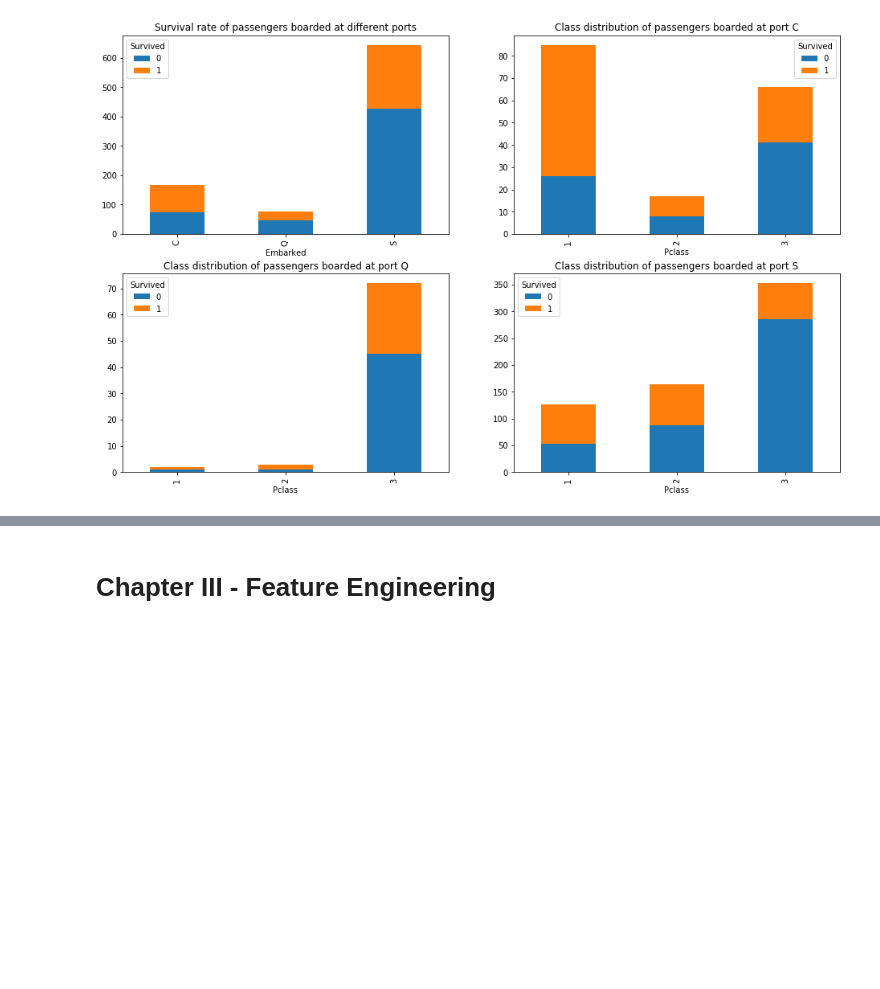
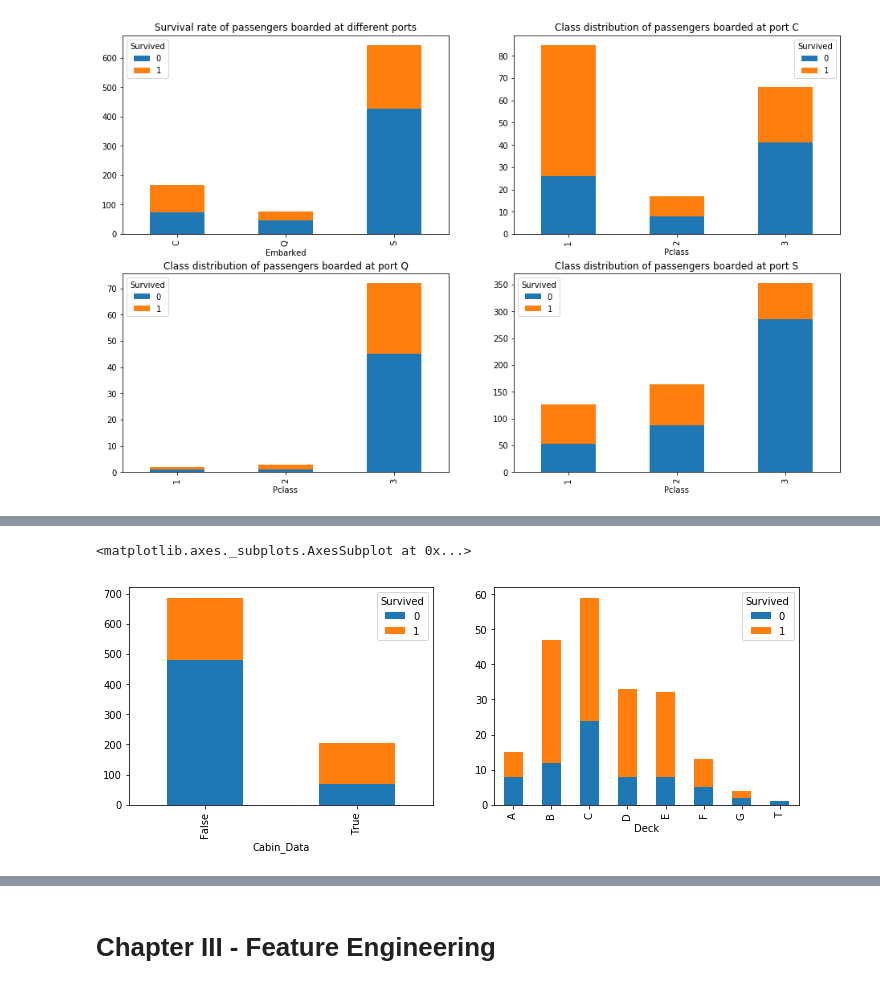
Before and after one commit to Shenghao1993/kaggle-titanic-survival-classification, a Jupyter notebook: Titanic.ipynb, the cells around one changed output, grey strips where cells are left out. Drawn from its saved outputs; the diff is of its cells as text; code cells hidden in the pictures; blank space fills up the shorter version.

```diff
--- a/Titanic by Shenghao.ipynb
+++ b/Titanic.ipynb
@@ -223,0 +229,11 @@ cabin_only[cabin_only["Cabin_Data"]]
+# %%
+f, ax = plt.subplots(1, 2, figsize=(12,4))
+cabin_only[['Survived', 'Cabin_Data']].pivot_table(index='Cabin_Data',
+                                                   columns='Survived',
+                                                   aggfunc=len).plot(kind='bar', stacked=True, ax=ax[0])
+cabin_only[cabin_only["Cabin_Data"]][['Survived',
+                                      'Deck']].pivot_table(index='Deck', columns='Survived',
+                                                           aggfunc=len).plot(kind='bar', stacked=True, ax=ax[1])
+# %% [output]
+<matplotlib.axes._subplots.AxesSubplot at 0x...>
+[figure, added]
```
Also changed, not shown: parts of 19 cells of this notebook, 1 other file.
